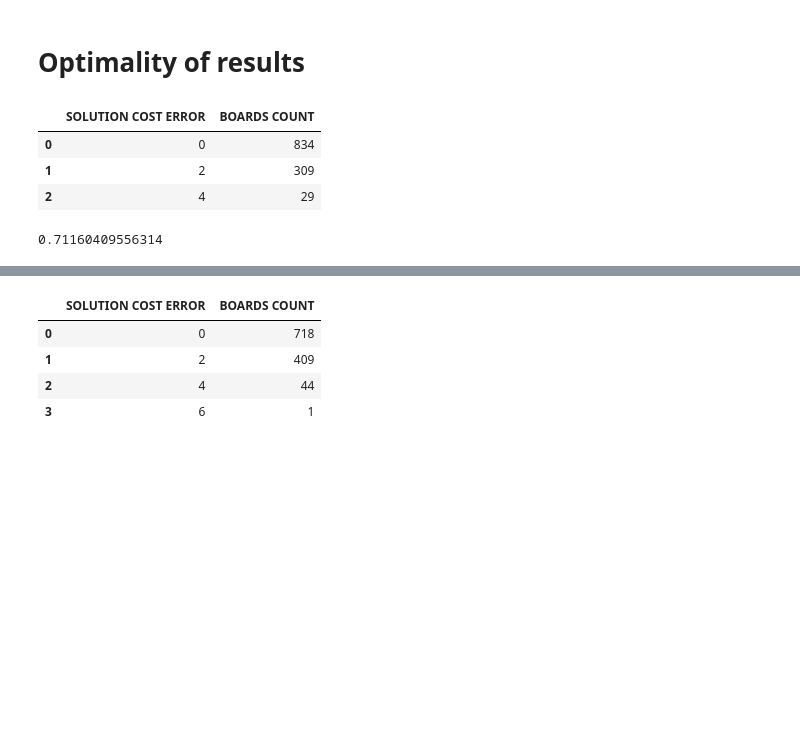
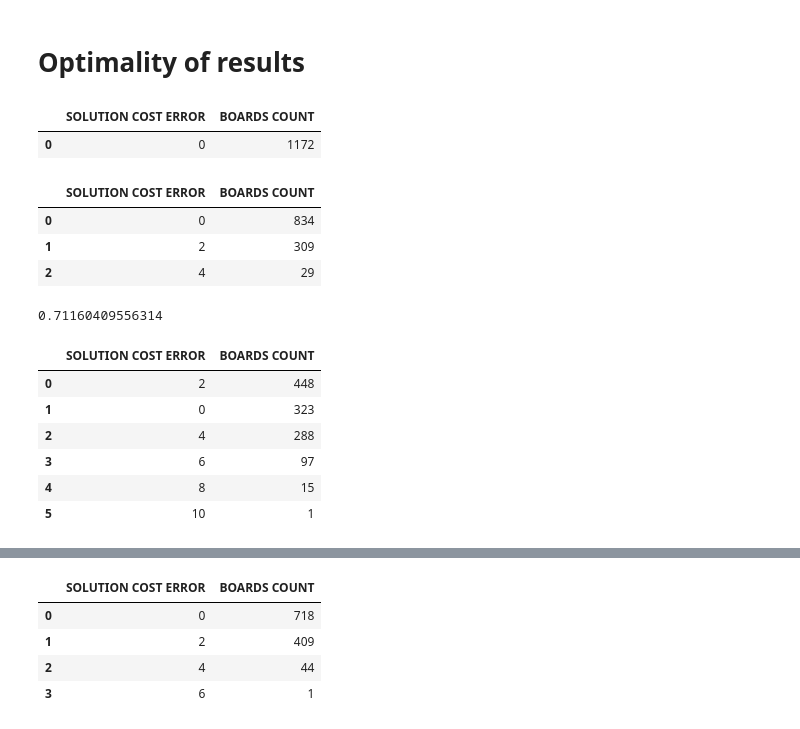
Before and after one commit to vcahlik/fifteen-puzzle, a Jupyter notebook: prototype/notebooks/ANNHeuristicBenchmarks/v3/AllHeuristicsBenchmarkFinal.ipynb, the cells around one changed output, grey strips where cells are left out. Drawn from its saved outputs; the diff is of its cells as text; code cells hidden in the pictures; blank space fills up the shorter version.

```diff
--- a/prototype/notebooks/ANNHeuristicBenchmarks/v3/AllHeuristicsBenchmarkFinal.ipynb
+++ b/prototype/notebooks/ANNHeuristicBenchmarks/v3/AllHeuristicsBenchmarkFinal.ipynb
@@ -269,6 +269,14 @@ ann08_results_complete.describe()
 | max | 1172.000000 | 374.710430 | 72.000000 | 63697.000000 | 62.895088 | 70.000000 | ... |
 # %% [markdown]
 # Optimality of results
+# %%
+solution_length_errors_distribution = pd.DataFrame(pdb_results_complete['SOLUTION_COST_ERROR'].value_counts()).reset_index()
+solution_length_errors_distribution.columns = ['SOLUTION COST ERROR', 'BOARDS COUNT']
+
+solution_length_errors_distribution
+# %% [output]
+|  | SOLUTION COST ERROR | BOARDS COUNT |
+| 0 | 0 | 1172 |
 # %%
 solution_length_errors_distribution = pd.DataFrame(pdb115_results_complete['SOLUTION_COST_ERROR'].value_counts()).reset_index()
 solution_length_errors_distribution.columns = ['SOLUTION COST ERROR', 'BOARDS COUNT']
@@ -279,7 +287,20 @@ solution_length_errors_distribution
 | 0 | 0 | 834 |
 | 1 | 2 | 309 |
 | 2 | 4 | 29 |
-# %%
-834 / (834 + 309 + 29)
-# %% [output]
-0.71160409556314
+# %%
+834 / 1172
+# %% [output]
+0.71160409556314
+# %%
+solution_length_errors_distribution = pd.DataFrame(pdb13_results_complete['SOLUTION_COST_ERROR'].value_counts()).reset_index()
+solution_length_errors_distribution.columns = ['SOLUTION COST ERROR', 'BOARDS COUNT']
+
+solution_length_errors_distribution
+# %% [output]
+|  | SOLUTION COST ERROR | BOARDS COUNT |
+| 0 | 2 | 448 |
+| 1 | 0 | 323 |
+| 2 | 4 | 288 |
+| 3 | 6 | 97 |
+| 4 | 8 | 15 |
+| 5 | 10 | 1 |
```
Also changed, not shown: parts of 14 cells of this notebook.
